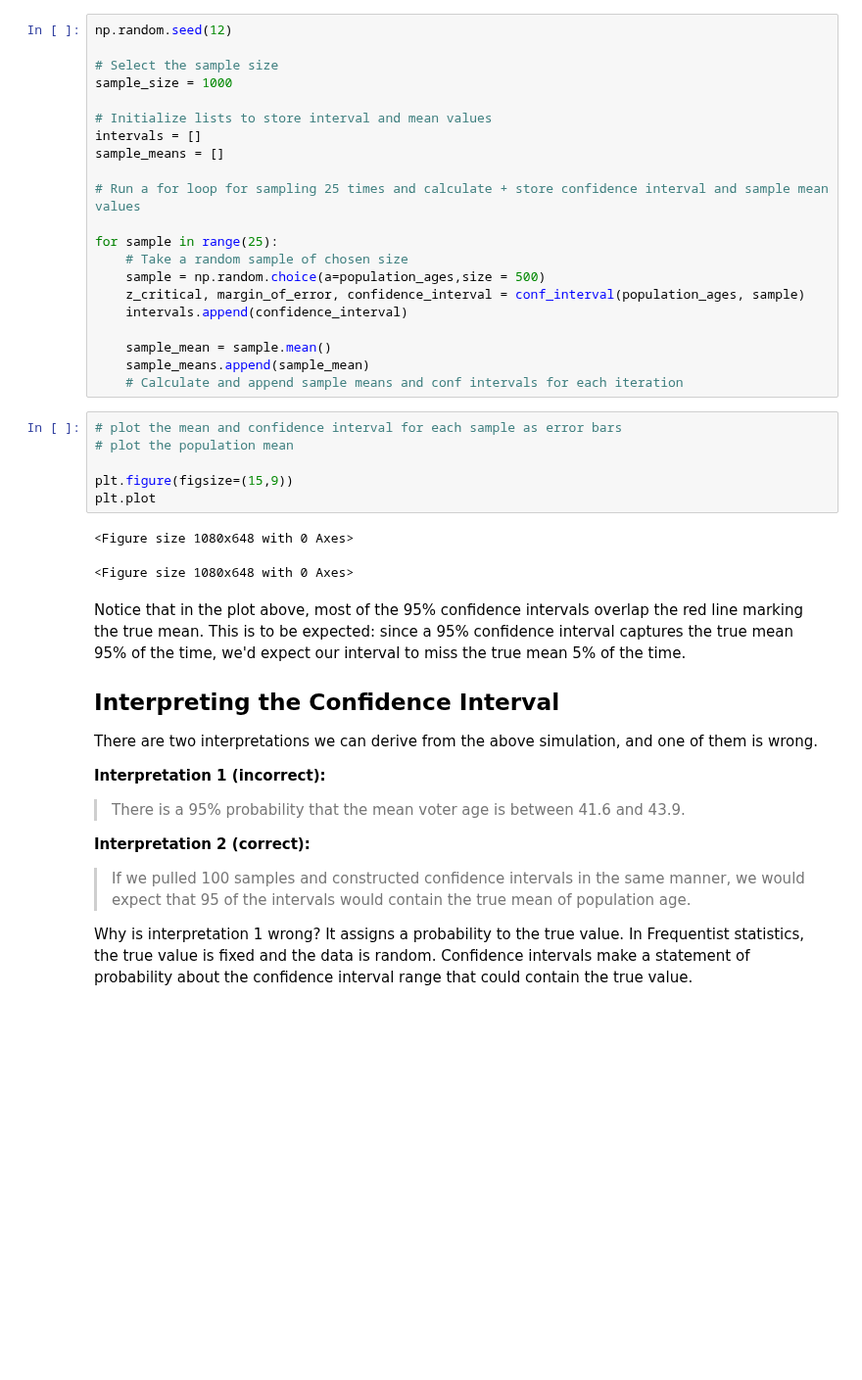
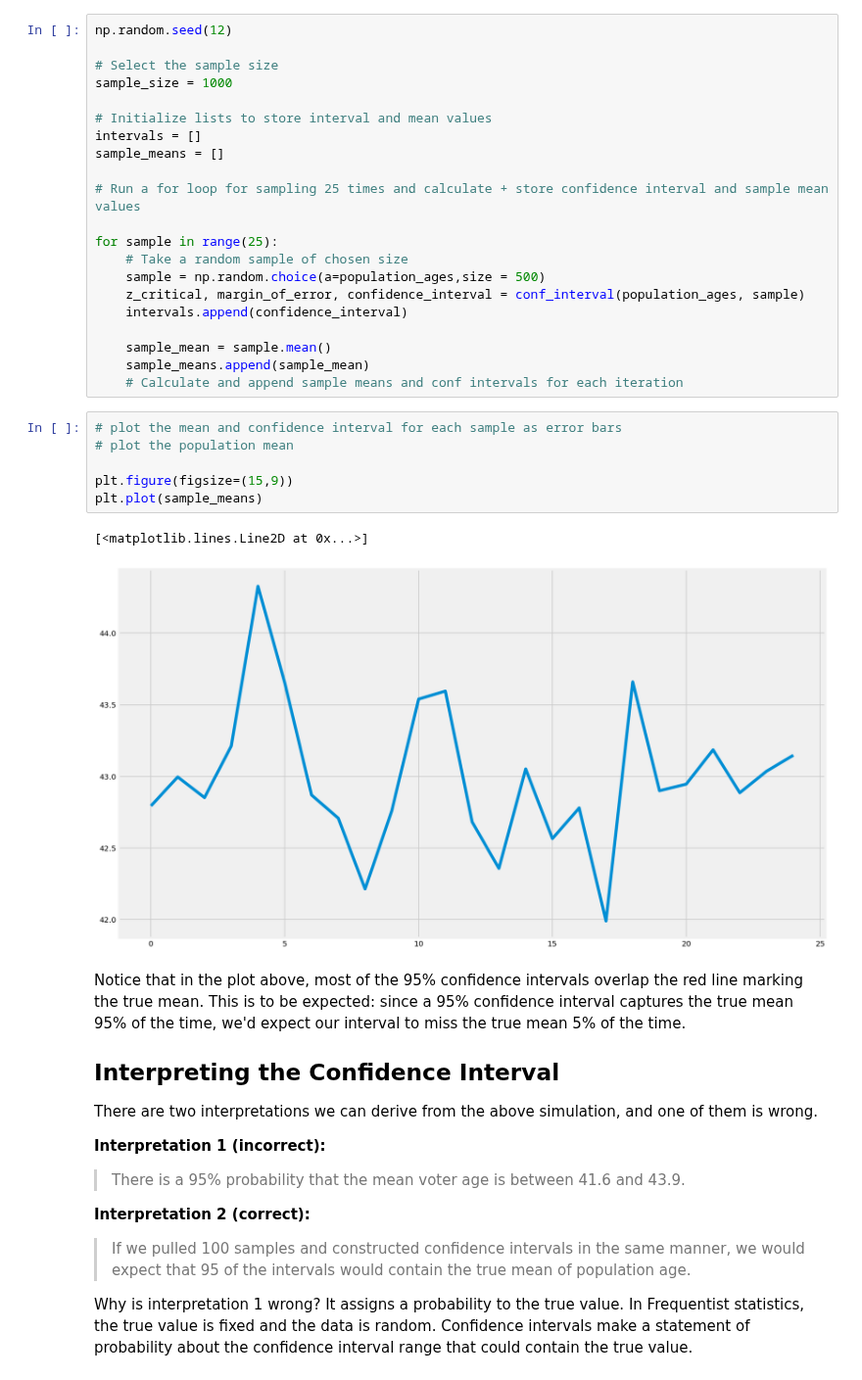
Before and after one commit to jmt0221/dsc-confidence-intervals-lab-nyc-ds-082619, a Jupyter notebook: index.ipynb, the cells around one changed output. Shown at 98% size. Saved outputs shown, nothing was run; the diff lists cells and outputs as text; blank space fills up the shorter version.

```diff
--- a/index.ipynb
+++ b/index.ipynb
@@ -265,12 +265,12 @@ for sample in range(25):
 # %%
 # plot the mean and confidence interval for each sample as error bars
 # plot the population mean
 
 plt.figure(figsize=(15,9))
-plt.plot
+plt.plot(sample_means)
 # %% [output]
-<Figure size 1080x648 with 0 Axes>
+[<matplotlib.lines.Line2D at 0x...>]
-<Figure size 1080x648 with 0 Axes>
+[figure, added]
 # %% [markdown]
 Notice that in the plot above, most of the 95% confidence intervals overlap the red line marking the true mean. This is to be expected: since a 95% confidence interval captures the true mean 95% of the time, we'd expect our interval to miss the true mean 5% of the time.
 
```
